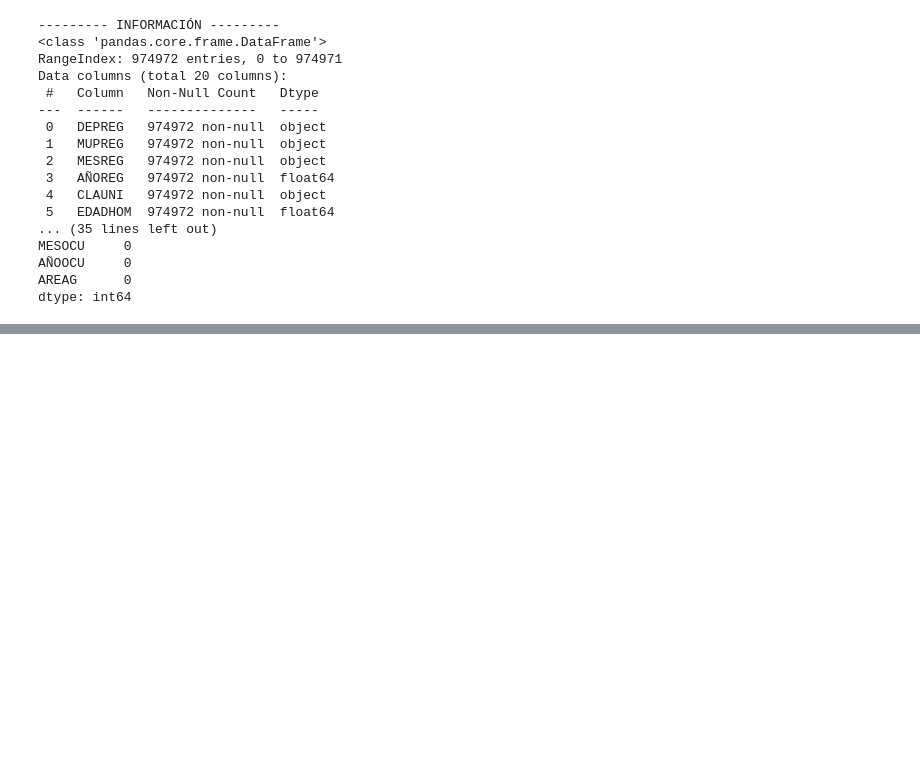
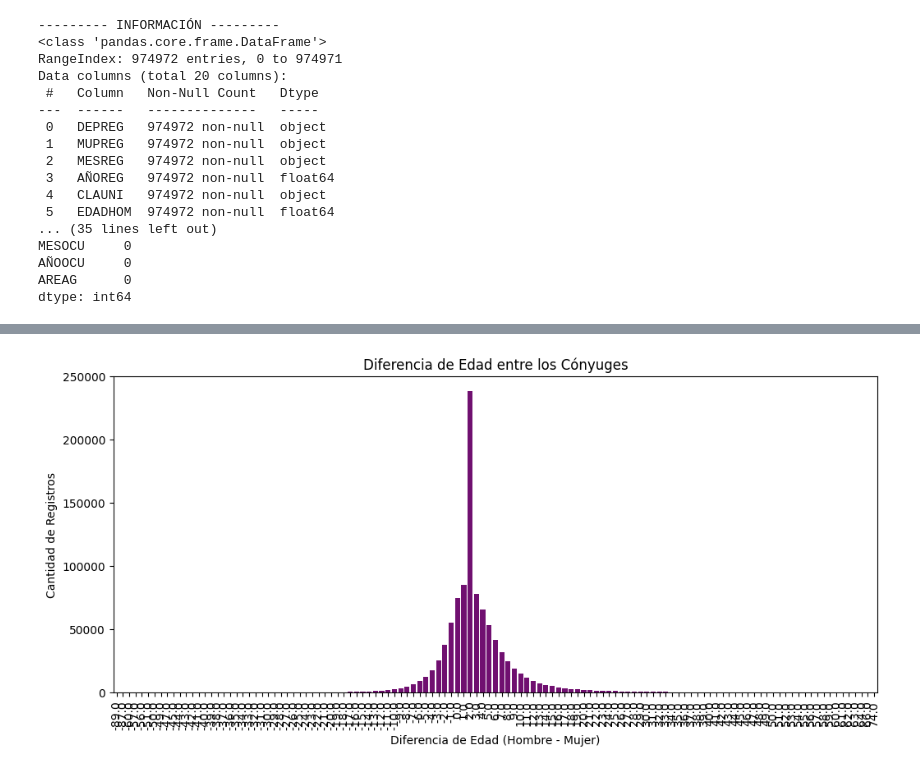
Before and after one commit to angelargd8/Proyecto3-MDD, a Jupyter notebook: matri_EDA.ipynb, the cells around one changed output, grey strips where cells are left out. Drawn from its saved outputs; the diff is of its cells as text; code cells hidden in the pictures; blank space fills up the shorter version.

```diff
--- a/matri_EDA.ipynb
+++ b/matri_EDA.ipynb
@@ -222,0 +292,13 @@ print(df["GETMUJ"].unique())
+# %%
+# Diferencias de edad
+df["DIF_EDAD"] = df["EDADHOM"] - df["EDADMUJ"]
+
+plt.figure(figsize=(12,5))
+sns.countplot(x=df["DIF_EDAD"], color="purple", order=sorted(df["DIF_EDAD"].unique()))
+plt.xticks(rotation=90)
+plt.title("Diferencia de Edad entre los Cónyuges")
+plt.xlabel("Diferencia de Edad (Hombre - Mujer)")
+plt.ylabel("Cantidad de Registros")
+plt.show()
+# %% [output]
+[figure, added]
```
Also changed, not shown: parts of 22 cells of this notebook.
